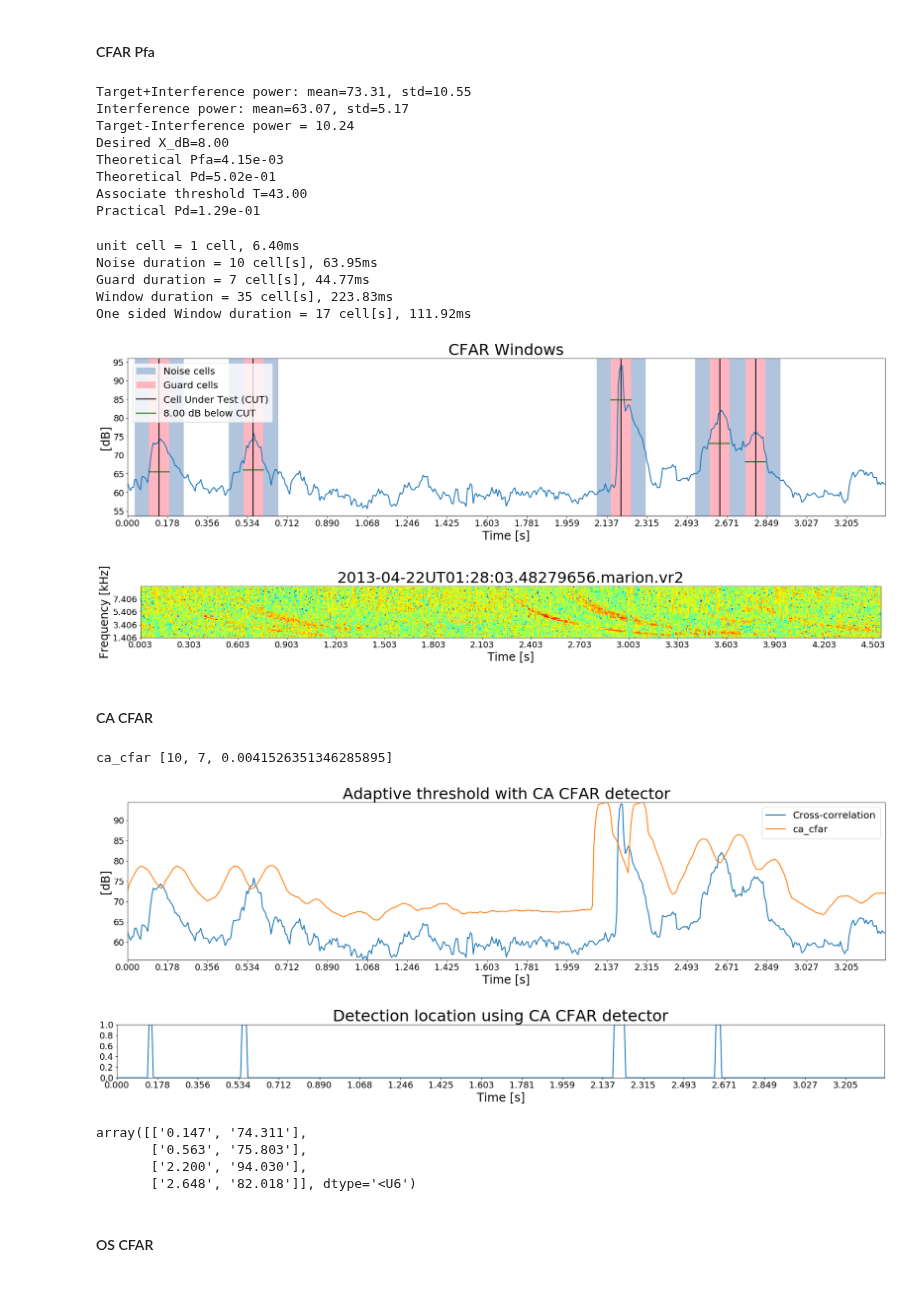
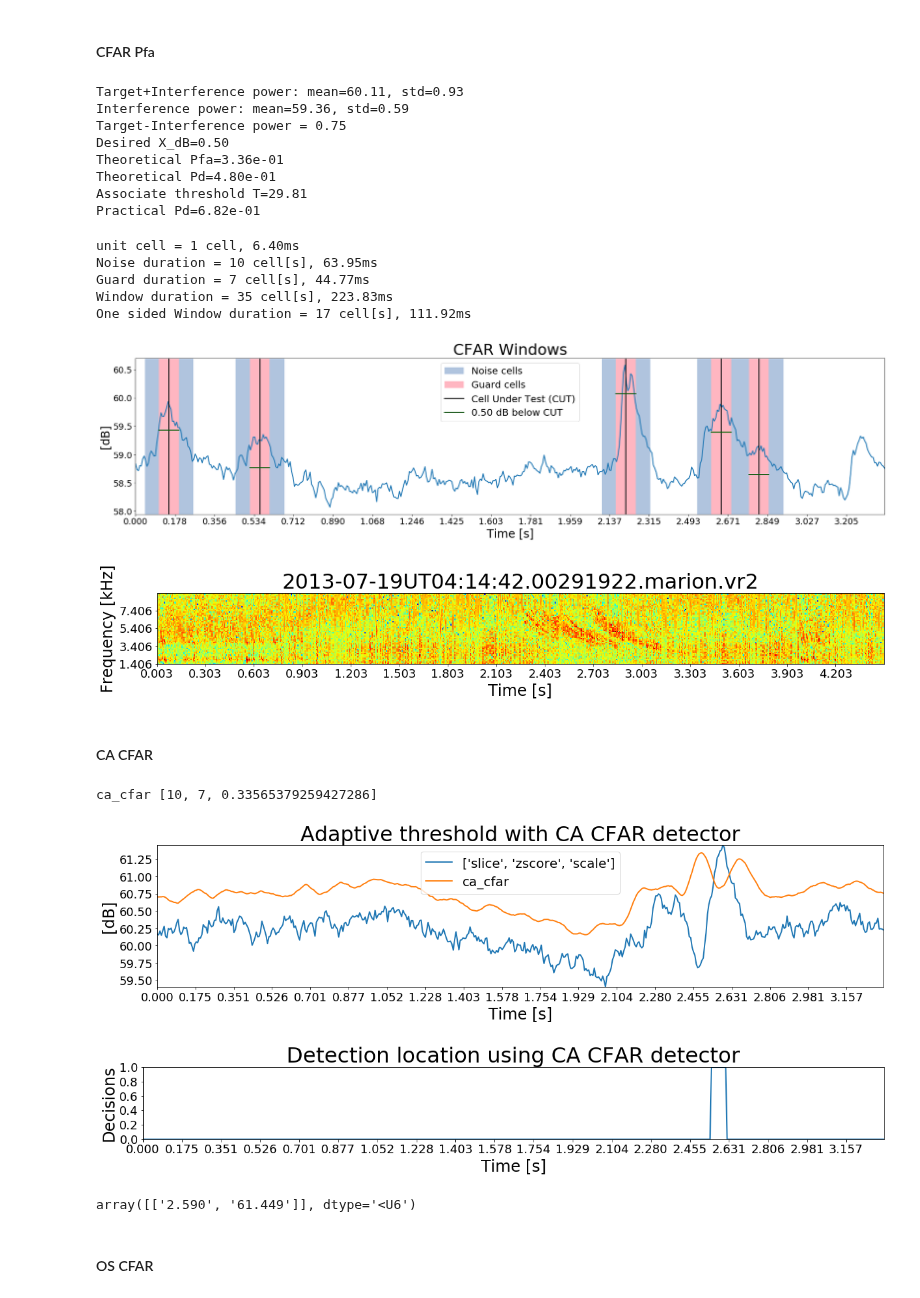
Before and after one commit to Kojey/MSc-whistler-waves-detector, a Jupyter notebook: ipy/report/chapter5_3_5.ipynb, the cells around one changed output. Drawn from its saved outputs; the diff is of its cells as text; code cells hidden in the pictures.

```diff
--- a/ipy/report/chapter5_3_5.ipynb
+++ b/ipy/report/chapter5_3_5.ipynb
@@ -249,15 +291,15 @@ One sided Window duration = 17, 111.92ms
 # %% [markdown]
 #### CFAR Pfa
 # %%
-target_power = 10*np.log10(target_corr**2)
-noise_power = 10*np.log10(noise_corr**2)
+target_power = 10*np.log10(target_data**2)
+noise_power = 10*np.log10(noise_data**2)
 target_mean_power, target_std_power = target_power.mean(), target_power.std()
 noise_mean_power, noise_std_power = noise_power.mean(), noise_power.std()
 print('Target+Interference power: mean=%.2f, std=%.2f'%(target_mean_power, target_std_power))
 print('Interference power: mean=%.2f, std=%.2f'%(noise_mean_power, noise_std_power))
 print('Target-Interference power = %.2f'%(target_mean_power-noise_mean_power))
 
-desiredX_dB = 8
+desiredX_dB = 0.5
 theorical_pfa = (1/(1+((10**(desiredX_dB/10))/(2*N))))**(2*N)
 ca = 2*N*((theorical_pfa**(-1/(2*N)))-1)
 theorical_pd = (1+ca/(2*N*(1+desiredX_dB)))**(-2*N)
@@ -267,21 +309,21 @@ practical_pd = target_pdf[int(practical_T)-xmin:].sum()
 print('Desired X_dB=%.2f'%desiredX_dB)
 print('Theoretical Pfa=%.2e'%theorical_pfa)
 print('Theoretical Pd=%.2e'%theorical_pd)
-print('Associate threshold T=%.2f'%practical_T)
+print('Associate threshold T=%.2f'%(10*np.log10(practical_T)))
 print('Practical Pd=%.2e'%practical_pd)
 # %% [output]
-Target+Interference power: mean=73.31, std=10.55
-Interference power: mean=63.07, std=5.17
-Target-Interference power = 10.24
-Desired X_dB=8.00
-Theoretical Pfa=4.15e-03
-Theoretical Pd=5.02e-01
-Associate threshold T=43.00
-Practical Pd=1.29e-01
+Target+Interference power: mean=60.11, std=0.93
+Interference power: mean=59.36, std=0.59
+Target-Interference power = 0.75
+Desired X_dB=0.50
+Theoretical Pfa=3.36e-01
+Theoretical Pd=4.80e-01
+Associate threshold T=29.81
+Practical Pd=6.82e-01
 # %%
 ix = 1
 file, line = files[ix], lines[ix]
-transforms, transforms_params = ['slice','zscore'],[[1.5,9.5],[None]]
+transforms, transforms_params = ['slice','zscore','scale'],[[1.5,9.5],[None],[0,1]]
 
 print('unit cell = %d cell, %.2fms'% (1,sample.get_time_res()*1e3))
 print('Noise duration = %d cell[s], %.2fms'%(N,N*sample.get_time_res()*1e3))
@@ -297,7 +339,8 @@ sample.set_figsize(freq_size*sample.get_time_freq_ratio(dec=0), freq_size/2)
 sample.apply_transform(transforms, transforms_params)
 figsize = sample.get_figsize()
 
-corr = signal.correlate(10**sample.get_spectrogram(), kernel, mode='valid')[0]**2
+corr = signal.correlate(10**sample.get_spectrogram(), kernel, mode='valid')[0]
+corr = corr**2
 x_axis = list(range(len(corr))*sample.get_time_res())
 
 plt.figure(figsize=(figsize[0],6))
@@ -320,7 +363,7 @@ legend = [Patch(facecolor='lightsteelblue',label='Noise cells'),
           Patch(facecolor='lightpink',label='Guard cells'),
                   Line2D([0], [0], color='black', lw=2, label='Cell Under Test (CUT)')]
 legend.append(Line2D([0], [0], color='darkgreen', lw=2, label='%.2f dB below CUT'%desiredX_dB)) # for green bar
-plt.legend(handles=legend, loc='upper left',fontsize=font[1])
+plt.legend(handles=legend,fontsize=font[1])
 plt.xlabel('Time [s]',fontsize=font[2])
 plt.ylabel('[dB]',fontsize=font[2])
 plt.title('CFAR Windows',fontsize=font[0])
@@ -331,16 +374,18 @@ Noise duration = 10 cell[s], 63.95ms
 Guard duration = 7 cell[s], 44.77ms
 Window duration = 35 cell[s], 223.83ms
 One sided Window duration = 17 cell[s], 111.92ms
-[figure, old version]
+[figure, new version]
 # %%
 ix = 1
 file, line = files[ix], lines[ix]
+# file = '2013-05-18UT13:49:22.14312156.marion.vr2'
+file = '2013-07-19UT04:14:42.00291922.marion.vr2'
 sample = CFARDetector(dataset_loc, site, file)
 freq_size = 4
 sample.set_figsize(freq_size*sample.get_time_freq_ratio(dec=0), freq_size)
 figsize=sample.get_figsize()
-transforms = ['slice', 'zscore']#,'medfilt']
-transforms_params = [[1.5,9.5], ['None']]#,[(3,3)]]
+transforms = ['slice', 'zscore','scale']#,'medfilt']
+transforms_params = [[1.5,9.5], ['None'],[0,1]]#,[(3,3)]]
 
 sample.spectrogram_with_axis(log10=True)
 sample.set_figsize(freq_size*sample.get_time_freq_ratio(dec=0), freq_size/2)
@@ -351,28 +396,25 @@ sample.spectrogram_plot(figsize=sample.get_figsize(), xlabel='Time [s]', ylabel=
 kernel = sample.load_kernel('sim', [0.35,80,1])
 figsize=sample.get_figsize()
 
-figsize = (figsize[0],6)
+figsize = (figsize[0],4)
 # %% [output]
-[figure, old version]
+[figure, new version]
 # %% [markdown]
 #### CA CFAR
 # %%
 pfa = theorical_pfa
 cfar, cfar_params = 'ca_cfar', [N,G,pfa]
 print(cfar,cfar_params)
-sample.plot_corr_output(transforms, transforms_params, [cfar], [cfar_params], kernel=kernel,
+sample.plot_corr_output([transforms], [transforms_params], [cfar], [cfar_params], kernel=kernel,
                             thresholds=[], detection=True, figsize=figsize, title='Adaptive threshold with CA CFAR detector',font=font)
 sample.plot_detection_pulse(transforms, transforms_params, cfar, cfar_params, kernel=kernel,
                                figsize=(figsize[0],2), title='Detection location using CA CFAR detector',font=font)
 sample.detection_starting_locations(transforms,transforms_params, kernel, cfar, cfar_params)
 # %% [output]
-ca_cfar [10, 7, 0.0041526351346285895]
+ca_cfar [10, 7, 0.33565379259427286]
-[figure, old version]
+[figure, new version]
-[figure, old version]
+[figure, new version]
-array([['0.147', '74.311'],
-       ['0.563', '75.803'],
-       ['2.200', '94.030'],
-       ['2.648', '82.018']], dtype='<U6')
+array([['2.590', '61.449']], dtype='<U6')
 # %% [markdown]
 #### OS CFAR
 # %%
```
Also changed, not shown: parts of 14 cells of this notebook, 2 other files.
